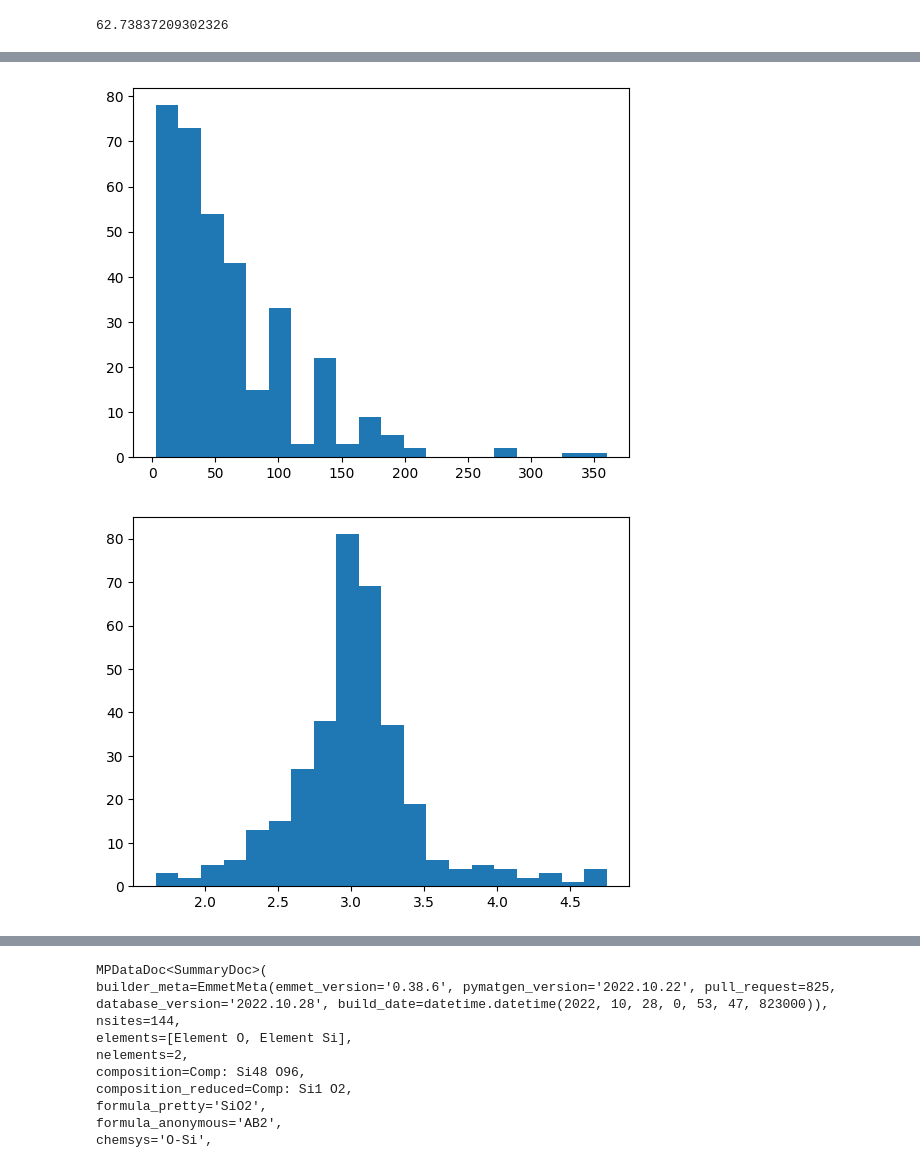
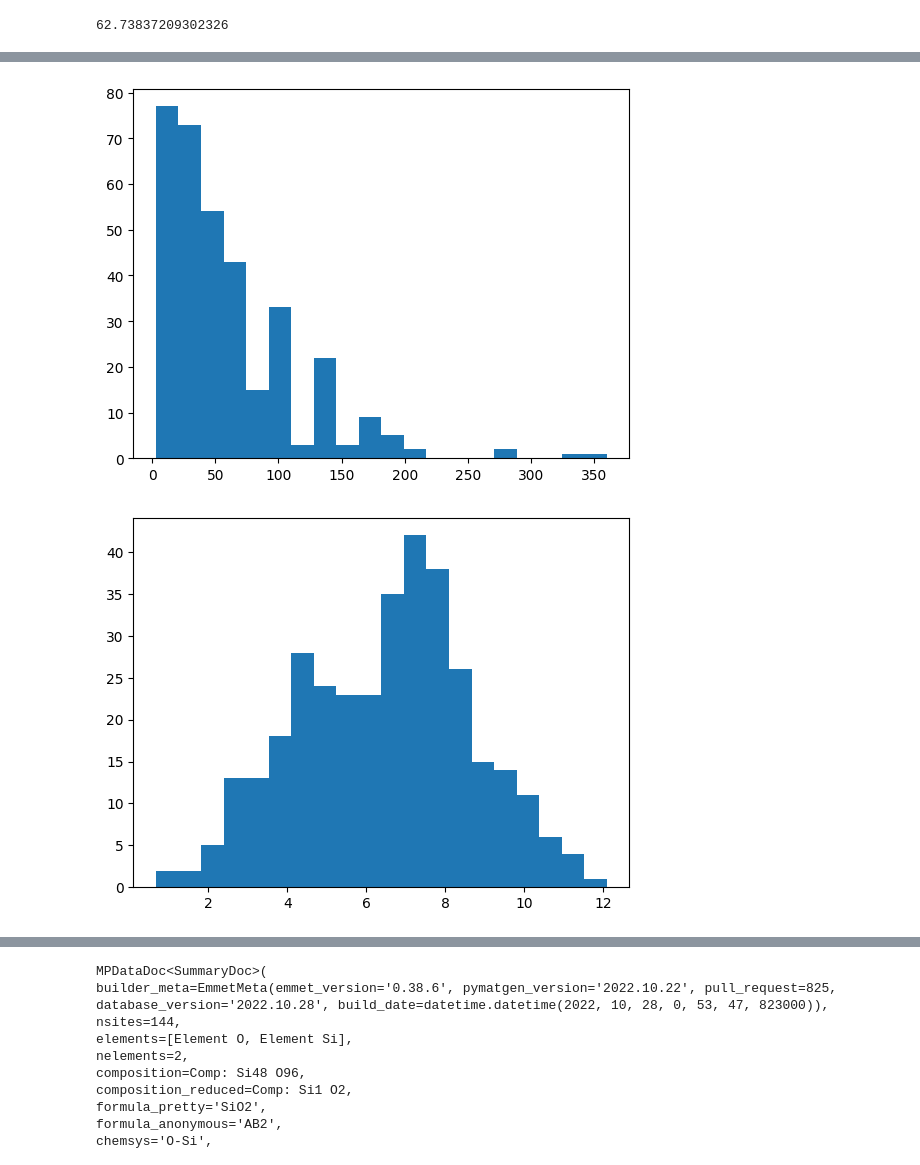
Before and after one commit to atomicarchitects/symphony, a Jupyter notebook: notebooks/matproj.ipynb, the cells around one changed output, grey strips where cells are left out. Cells and saved outputs as stored; diff of their text form; code cells hidden in the pictures.

```diff
--- a/notebooks/matproj.ipynb
+++ b/notebooks/matproj.ipynb
@@ -103,23 +107,29 @@ atom neighbor distance dists
 # %%
 num_atoms = []
-num_neighbors_cutoff_25 = []
 num_neighbors_cutoff_3 = []
+num_neighbors_cutoff_5 = []
+min_distances = []
 for item in tqdm.tqdm(docs):
     num_atoms.append(item.nsites)
     ct_25 = 0
     ct_3 = 0
     for i in range(num_atoms[-1]):
-        for j in range(num_atoms[-1]):
-            if np.sqrt(np.sum((item.structure.cart_coords[i] - item.structure.cart_coords[j]) ** 2)) < 2.5:
+        min_dist = 1e10
+        for j in range(i+1, num_atoms[-1]):
+            dist = np.sqrt(np.sum((item.structure.cart_coords[i] - item.structure.cart_coords[j]) ** 2))
+            min_dist = min(min_dist, dist)
+            if dist < 5:
                 ct_25 += 1
-            if np.sqrt(np.sum((item.structure.cart_coords[i] - item.structure.cart_coords[j]) ** 2)) < 3:
+            if dist < 3:
                 ct_3 += 1
-    num_neighbors_cutoff_25.append(ct_25 / num_atoms[-1])
+        min_distances.append(min_dist)
+    num_neighbors_cutoff_5.append(ct_25 / num_atoms[-1])
     num_neighbors_cutoff_3.append(ct_3 / num_atoms[-1])
 
 num_atoms = np.asarray(num_atoms)
-num_neighbors_cutoff_25 = np.asarray(num_neighbors_cutoff_25)
+num_neighbors_cutoff_5 = np.asarray(num_neighbors_cutoff_5)
 num_neighbors_cutoff_3 = np.asarray(num_neighbors_cutoff_3)
+min_distances = np.asarray(min_distances)
 # %%
 np.average(num_atoms)
 # %% [output]
@@ -128,12 +149,12 @@ np.average(num_atoms)
 plt.hist(num_atoms, bins=20)
 plt.show()
 # %% [output]
-[figure, old version]
+[figure, new version]
 # %%
-plt.hist(num_neighbors_cutoff_25, bins=20)
+plt.hist(num_neighbors_cutoff_5, bins=20)
 plt.show()
 # %% [output]
-[figure, old version]
+[figure, new version]
 # %%
 plt.hist(num_neighbors_cutoff_3, bins=20)
 plt.show()
```
Also changed, not shown: parts of 9 cells of this notebook, 16 other files.
